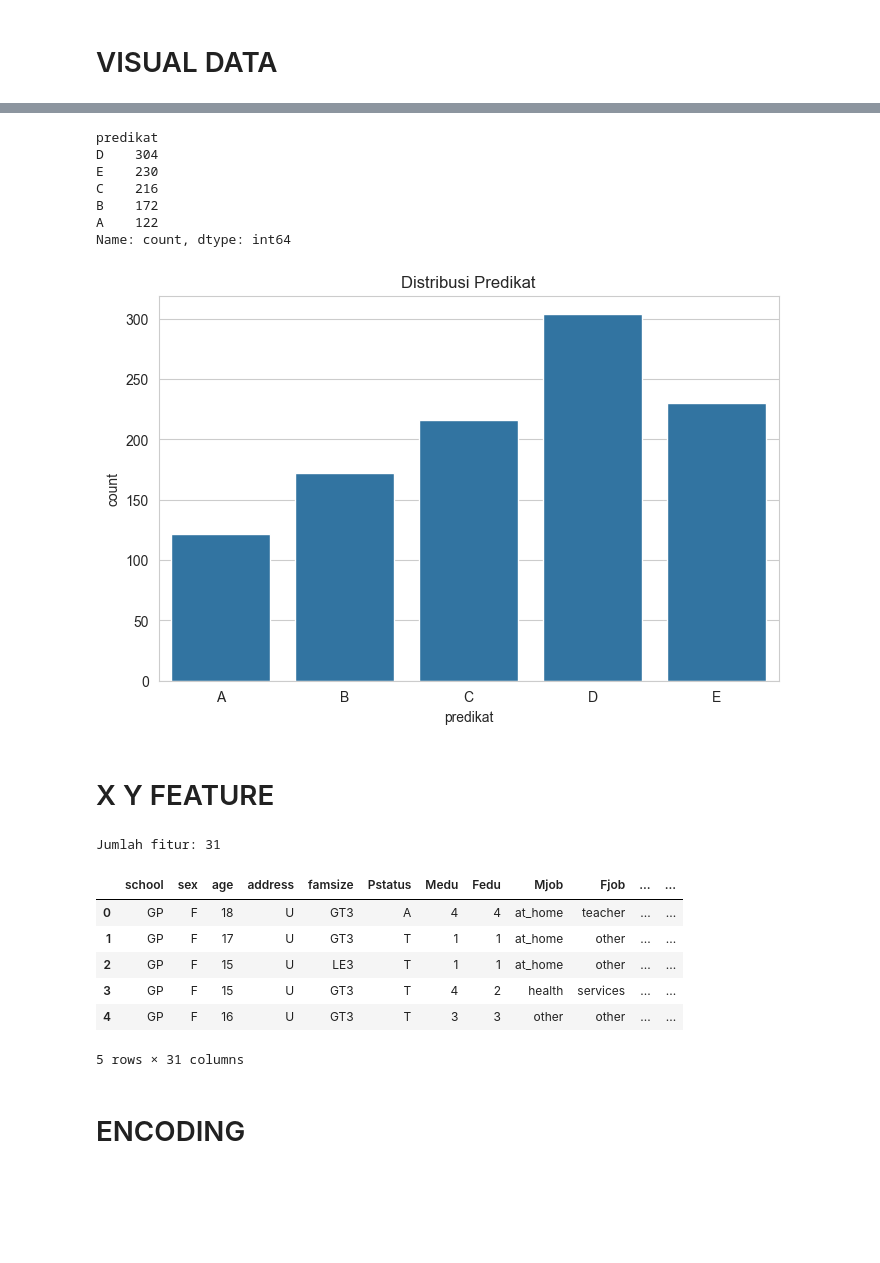
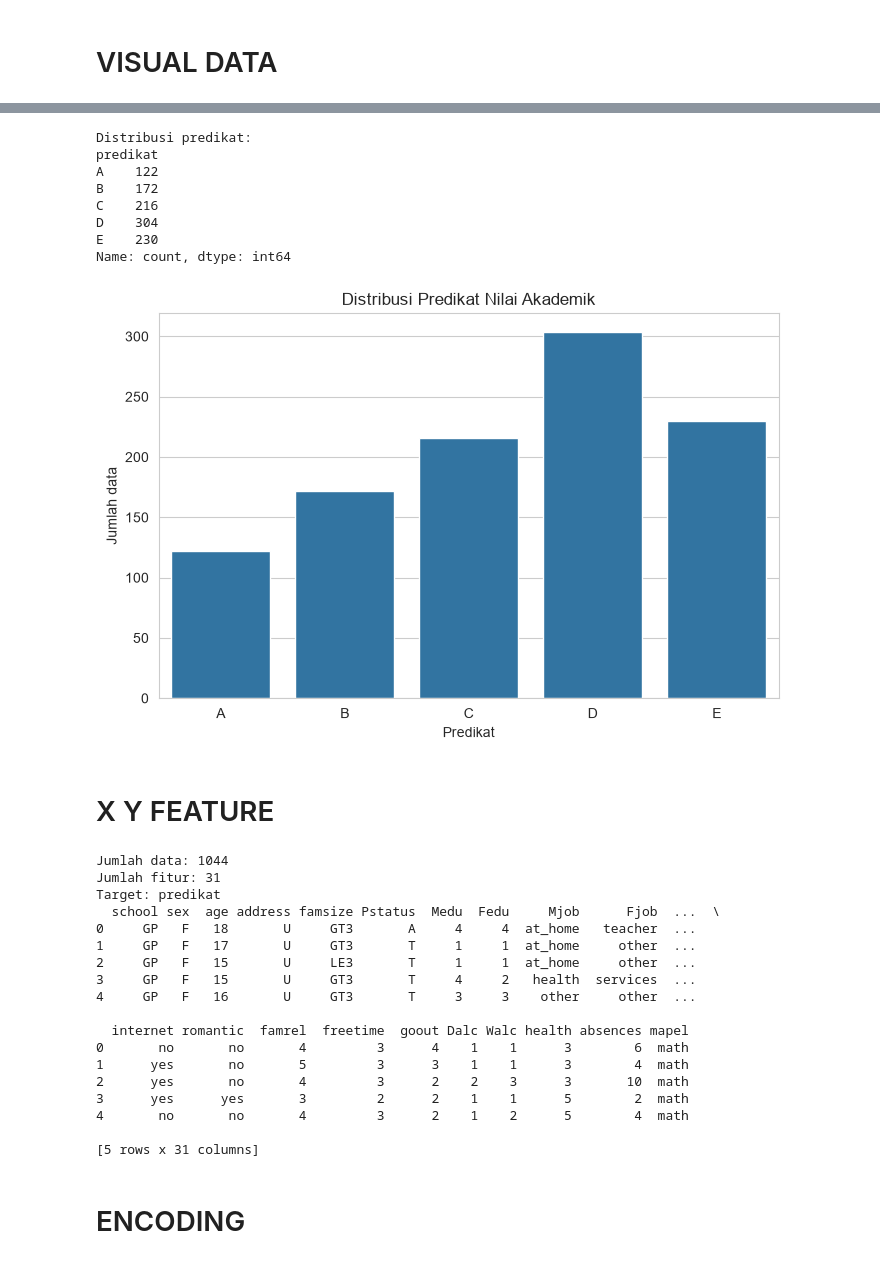
Before and after one commit to Agunnnnn/Mechine-Leaning-Project, a Jupyter notebook: klasifikasi_nilai_akademik.ipynb, the cells around one changed output, grey strips where cells are left out. Drawn from its saved outputs; the diff is of its cells as text; code cells hidden in the pictures; blank space fills up the shorter version.

```diff
--- a/klasifikasi_nilai_akademik.ipynb
+++ b/klasifikasi_nilai_akademik.ipynb
@@ -21,16 +40,10 @@ plt.rcParams["figure.figsize"] = (8, 5)
 # %% [markdown]
 # LOAD DATA + GABUNGKAN DATA
 # %%
-df_mat = pd.read_csv("student-mat.csv", sep=";")
-df_por = pd.read_csv("student-por.csv", sep=";")
+df = pd.read_csv("student-gabungan.csv")
 
-df_mat["subject"] = "Math"
-df_por["subject"] = "Portuguese"
+print("Jumlah data:", df.shape[0])
+print("Jumlah kolom:", df.shape[1])
 
-df = pd.concat([df_mat, df_por], ignore_index=True)
-
-print("Jumlah data Math       :", df_mat.shape[0])
-print("Jumlah data Portuguese :", df_por.shape[0])
-print("Total data gabungan    :", df.shape[0])
-df.head()
+print(df.head())
 # %% [output]
@@ -128,48 +152,71 @@ ubah `G3` (0-20) menjadi 5 kategori predikat, lalu **hapus `G1`, `G2`, `G3`** da
 # %%
 def to_predikat(nilai):
     if nilai >= 16:
         return "A"
     elif nilai >= 14:
         return "B"
     elif nilai >= 12:
         return "C"
     elif nilai >= 10:
         return "D"
     else:
         return "E"
 
+
 df["predikat"] = df["G3"].apply(to_predikat)
 
-print(df["predikat"].value_counts())
-sns.countplot(data=df, x="predikat", order=["A","B","C","D","E"])
-plt.title("Distribusi Predikat")
+print("Distribusi predikat:")
+print(
+    df["predikat"]
+    .value_counts()
+    .reindex(["A", "B", "C", "D", "E"], fill_value=0)
+)
+
+sns.countplot(data=df, x="predikat", order=["A", "B", "C", "D", "E"])
+plt.title("Distribusi Predikat Nilai Akademik")
+plt.xlabel("Predikat")
+plt.ylabel("Jumlah data")
 plt.show()
 # %% [output]
+Distribusi predikat:
 predikat
+A    122
+B    172
+C    216
 D    304
 E    230
-C    216
-B    172
-A    122
 Name: count, dtype: int64
-[figure, old version]
+[figure, new version]
 # %% [markdown]
 # X Y FEATURE
 # %%
 X = df.drop(columns=["G1", "G2", "G3", "predikat"])
 y = df["predikat"]
 
+print("Jumlah data:", len(df))
 print("Jumlah fitur:", X.shape[1])
-X.head()
+print("Target:", y.name)
+
+print(X.head())
 # %% [output]
+Jumlah data: 1044
 Jumlah fitur: 31
+Target: predikat
+  school sex  age address famsize Pstatus  Medu  Fedu     Mjob      Fjob  ...  \
+0     GP   F   18       U     GT3       A     4     4  at_home   teacher  ...
+1     GP   F   17       U     GT3       T     1     1  at_home     other  ...
+2     GP   F   15       U     LE3       T     1     1  at_home     other  ...
+3     GP   F   15       U     GT3       T     4     2   health  services  ...
+4     GP   F   16       U     GT3       T     3     3    other     other  ...
+
+  internet romantic  famrel  freetime  goout Dalc Walc health absences mapel
+0       no       no       4         3      4    1    1      3        6  math
+1      yes       no       5         3      3    1    1      3        4  math
+2      yes       no       4         3      2    2    3      3       10  math
+3      yes      yes       3         2      2    1    1      5        2  math
+4       no       no       4         3      2    1    2      5        4  math
+
+[5 rows x 31 columns]
-|  | school | sex | age | address | famsize | Pstatus | Medu | Fedu | Mjob | Fjob | ... | ... |
-| 0 | GP | F | 18 | U | GT3 | A | 4 | 4 | at_home | teacher | ... | ... |
-| 1 | GP | F | 17 | U | GT3 | T | 1 | 1 | at_home | other | ... | ... |
-| 2 | GP | F | 15 | U | LE3 | T | 1 | 1 | at_home | other | ... | ... |
-| 3 | GP | F | 15 | U | GT3 | T | 4 | 2 | health | services | ... | ... |
-| 4 | GP | F | 16 | U | GT3 | T | 3 | 3 | other | other | ... | ... |
-5 rows × 31 columns
 # %% [markdown]
 # ENCODING
 # %%
```
Also changed, not shown: parts of 12 cells of this notebook, 3 other files.
